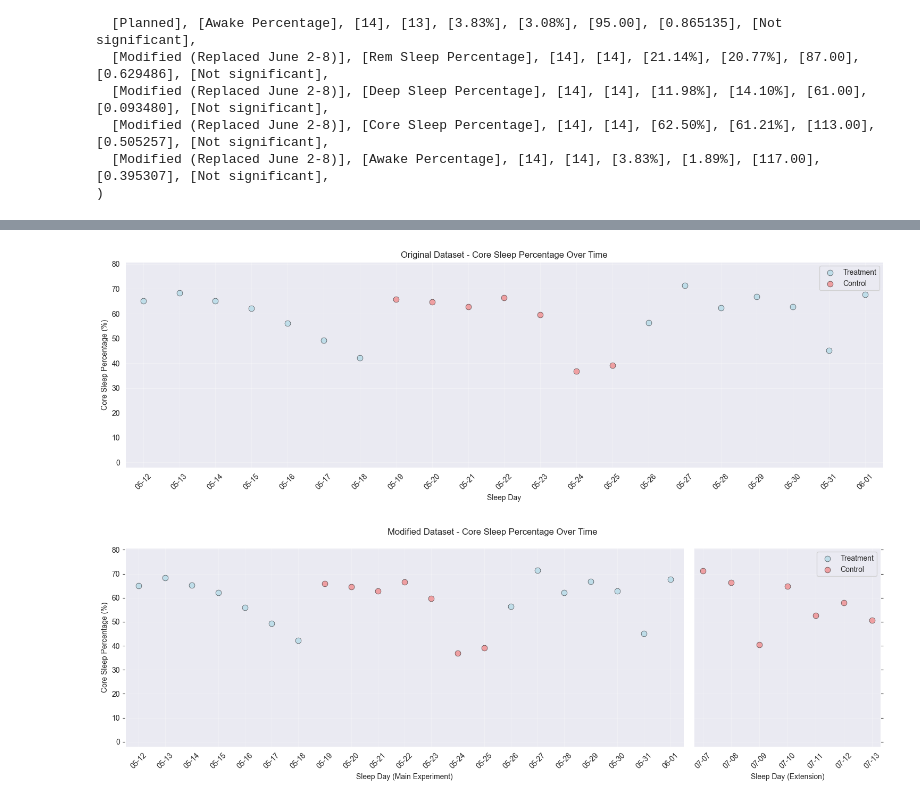
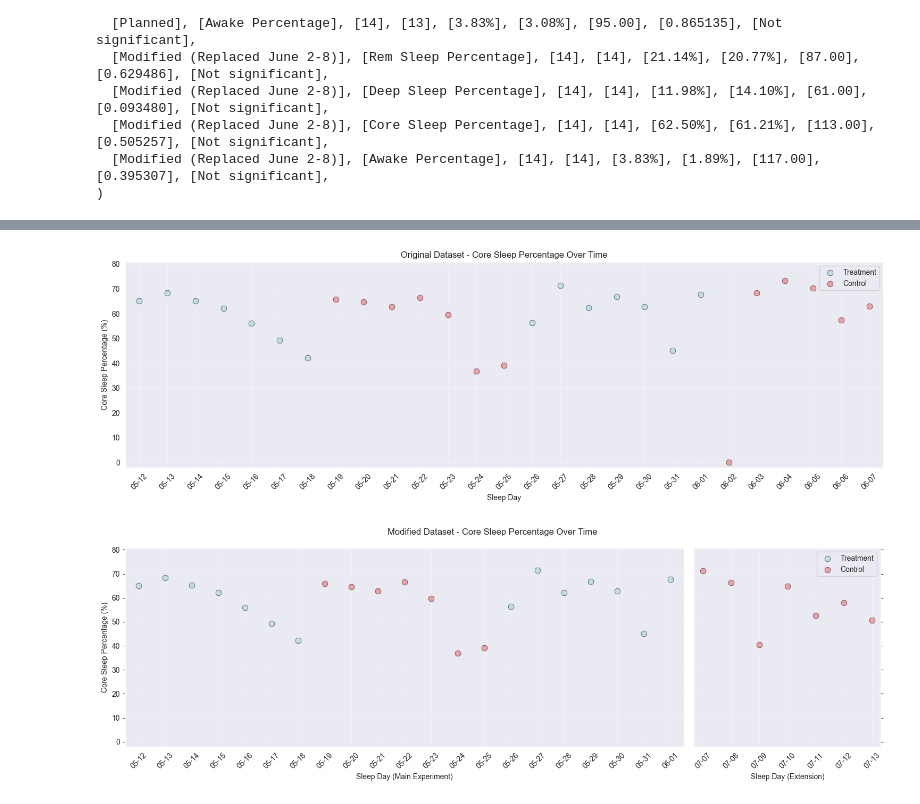
Before and after one commit to cezary17/nof1-analysis-py, a Jupyter notebook: analysis/analyze_data.ipynb, the cells around one changed output, grey strips where cells are left out. Saved outputs shown, nothing was run; the diff lists cells and outputs as text; code cells hidden in the pictures.

```diff
--- a/analysis/analyze_data.ipynb
+++ b/analysis/analyze_data.ipynb
@@ -721,7 +721,7 @@ ax1.grid(True, alpha=0.3)
 # Format x-axis for original dataset
 ax1.xaxis.set_major_locator(mdates.DayLocator())
 ax1.xaxis.set_major_formatter(mdates.DateFormatter('%m-%d'))
-ax1.set_xlim(treatment_dates.min() - np.timedelta64(12, 'h'), treatment_dates.max() + np.timedelta64(12, 'h'))
+ax1.set_xlim(treatment_dates.min() - np.timedelta64(12, 'h'), control_dates.max() + np.timedelta64(12, 'h'))
 ax1.tick_params(axis='x', rotation=45)
 
 plt.tight_layout()
@@ -766,32 +766,32 @@ if len(extension_treatment_dates) > 0:
 ax2.spines['right'].set_visible(False)
 ax3.spines['left'].set_visible(False)
 ax2.yaxis.tick_left()
 ax2.tick_params(labelright=False)
 ax3.yaxis.tick_right()
 ax3.tick_params(labelleft=False)
 
 # Format x-axis for broken axis plots
 ax2.xaxis.set_major_locator(mdates.DayLocator())
 ax2.xaxis.set_major_formatter(mdates.DateFormatter('%m-%d'))
 ax3.xaxis.set_major_locator(mdates.DayLocator())
 ax3.xaxis.set_major_formatter(mdates.DateFormatter('%m-%d'))
 
 # Set labels and titles
 ax2.set_xlabel('Sleep Day (Main Experiment)')
 ax2.set_ylabel('Core Sleep Percentage (%)')
 ax3.set_xlabel('Sleep Day (Extension)')
 ax3.legend(loc='upper right')
 ax2.grid(True, alpha=0.3)
 ax3.grid(True, alpha=0.3)
 ax2.tick_params(axis='x', rotation=45)
 ax3.tick_params(axis='x', rotation=45)
 
 # Set overall title
 fig2.suptitle('Modified Dataset - Core Sleep Percentage Over Time')
 
 plt.tight_layout()
 plt.savefig("../figures/sleep_time/core_sleep_percentage_scatter_plots.png", dpi=300, bbox_inches='tight')
 plt.show()
 # %% [output]
-[figure, old version]
+[figure, new version]
 [figure]
```
Also changed, not shown: parts of 5 cells of this notebook, 9 other files.
